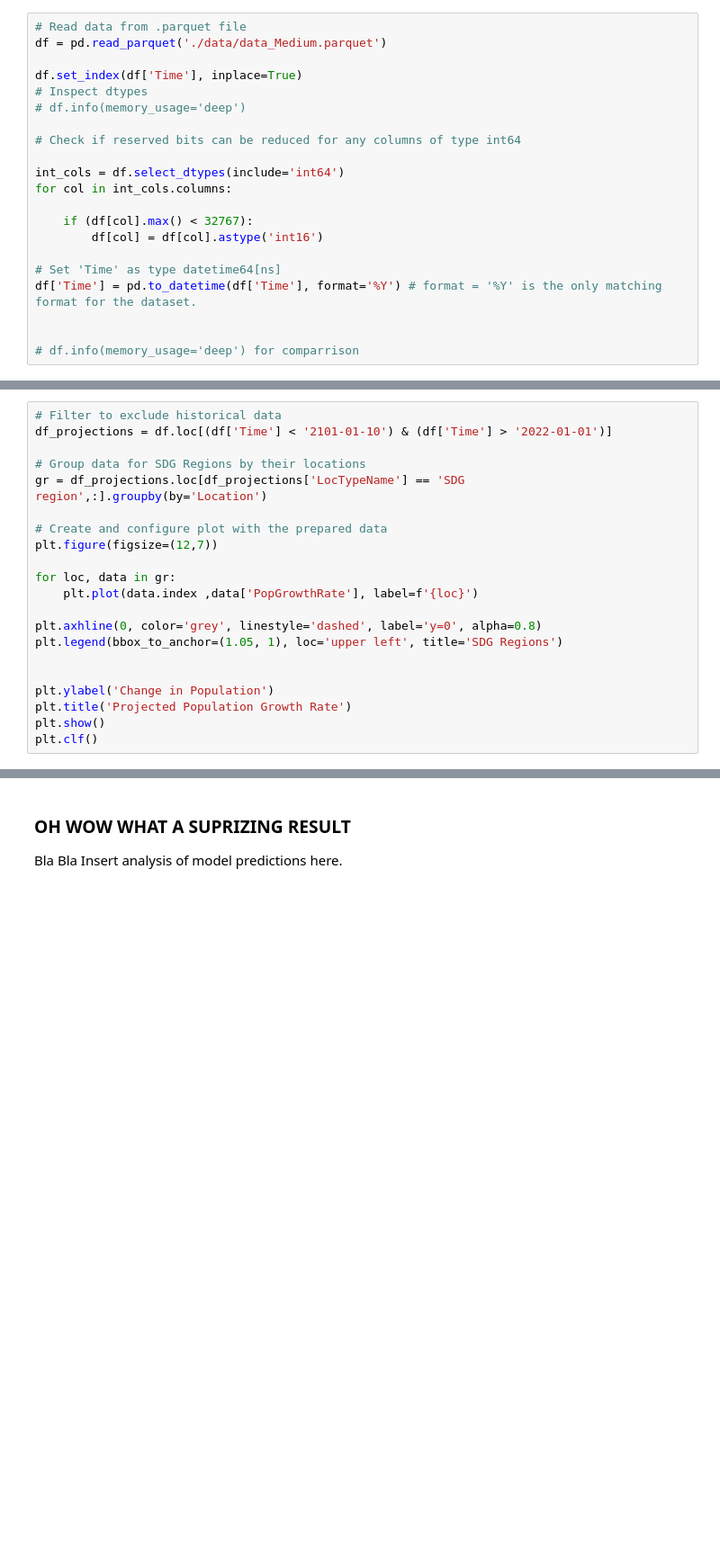
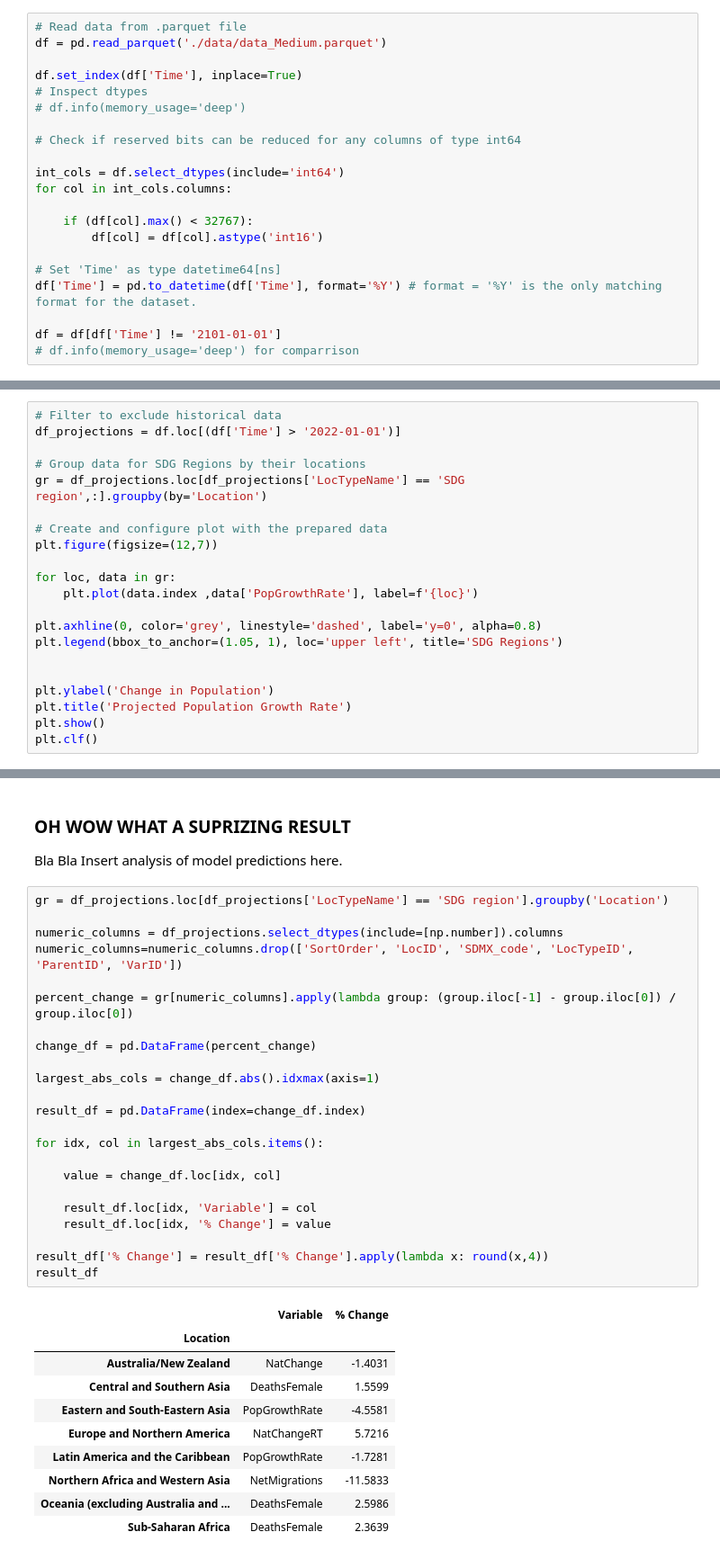
Before and after one commit to GongJr0/UW_Data_Science_Population_Analysis, a Jupyter notebook: Analysis.ipynb, the cells around one changed output, grey strips where cells are left out. Shown: that part at 90% size. Drawn from its saved outputs; the diff is of its cells as text; blank space fills up the shorter version.

```diff
--- a/Analysis.ipynb
+++ b/Analysis.ipynb
@@ -31,7 +31,7 @@ for col in int_cols.columns:
 # Set 'Time' as type datetime64[ns]
 df['Time'] = pd.to_datetime(df['Time'], format='%Y') # format = '%Y' is the only matching format for the dataset.
 
-
+df = df[df['Time'] != '2101-01-01']
 # df.info(memory_usage='deep') for comparrison
 # %% [markdown]
 ### Growth Rate Visualization
@@ -39,7 +39,7 @@ df['Time'] = pd.to_datetime(df['Time'], format='%Y') # format = '%Y' is the only
 Projections were made for multiple grouping formats such as geographic, development based and income level based. Data plotted below uses the SDG (Sustainable Development Goals) as its divider. This grouping categorizes regions by the SDG's assosiated with them which, in turn, means that the countries of  the same SDG region should share similar policies when it comes to population.
 # %%
 # Filter to exclude historical data
-df_projections = df.loc[(df['Time'] < '2101-01-10') & (df['Time'] > '2022-01-01')]
+df_projections = df.loc[(df['Time'] > '2022-01-01')]
 
 # Group data for SDG Regions by their locations
 gr = df_projections.loc[df_projections['LocTypeName'] == 'SDG region',:].groupby(by='Location')
@@ -190,3 +190,37 @@ plt.clf()
 ### OH WOW WHAT A SUPRIZING RESULT
 
 Bla Bla Insert analysis of model predictions here.
+# %%
+gr = df_projections.loc[df_projections['LocTypeName'] == 'SDG region'].groupby('Location')
+
+numeric_columns = df_projections.select_dtypes(include=[np.number]).columns
+numeric_columns=numeric_columns.drop(['SortOrder', 'LocID', 'SDMX_code', 'LocTypeID', 'ParentID', 'VarID'])
+
+percent_change = gr[numeric_columns].apply(lambda group: (group.iloc[-1] - group.iloc[0]) / group.iloc[0])
+
+change_df = pd.DataFrame(percent_change)
+
+largest_abs_cols = change_df.abs().idxmax(axis=1)
+
+result_df = pd.DataFrame(index=change_df.index)
+
+for idx, col in largest_abs_cols.items():
+
+    value = change_df.loc[idx, col]
+
+    result_df.loc[idx, 'Variable'] = col
+    result_df.loc[idx, '% Change'] = value
+
+result_df['% Change'] = result_df['% Change'].apply(lambda x: round(x,4))
+result_df
+# %% [output]
+|  | Variable | % Change |
+| Location |  |  |
+| Australia/New Zealand | NatChange | -1.4031 |
+| Central and Southern Asia | DeathsFemale | 1.5599 |
+| Eastern and South-Eastern Asia | PopGrowthRate | -4.5581 |
+| Europe and Northern America | NatChangeRT | 5.7216 |
+| Latin America and the Caribbean | PopGrowthRate | -1.7281 |
+| Northern Africa and Western Asia | NetMigrations | -11.5833 |
+| Oceania (excluding Australia and ... | DeathsFemale | 2.5986 |
+| Sub-Saharan Africa | DeathsFemale | 2.3639 |
```
